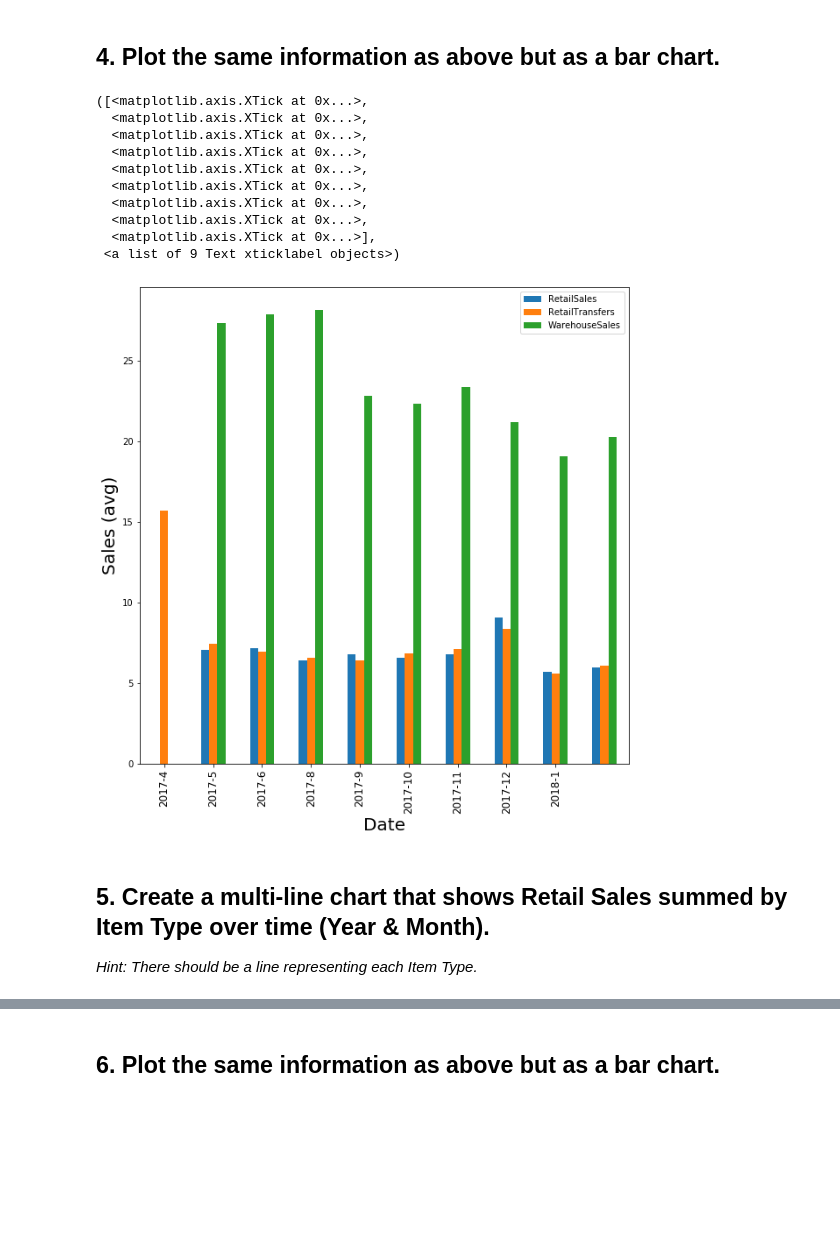
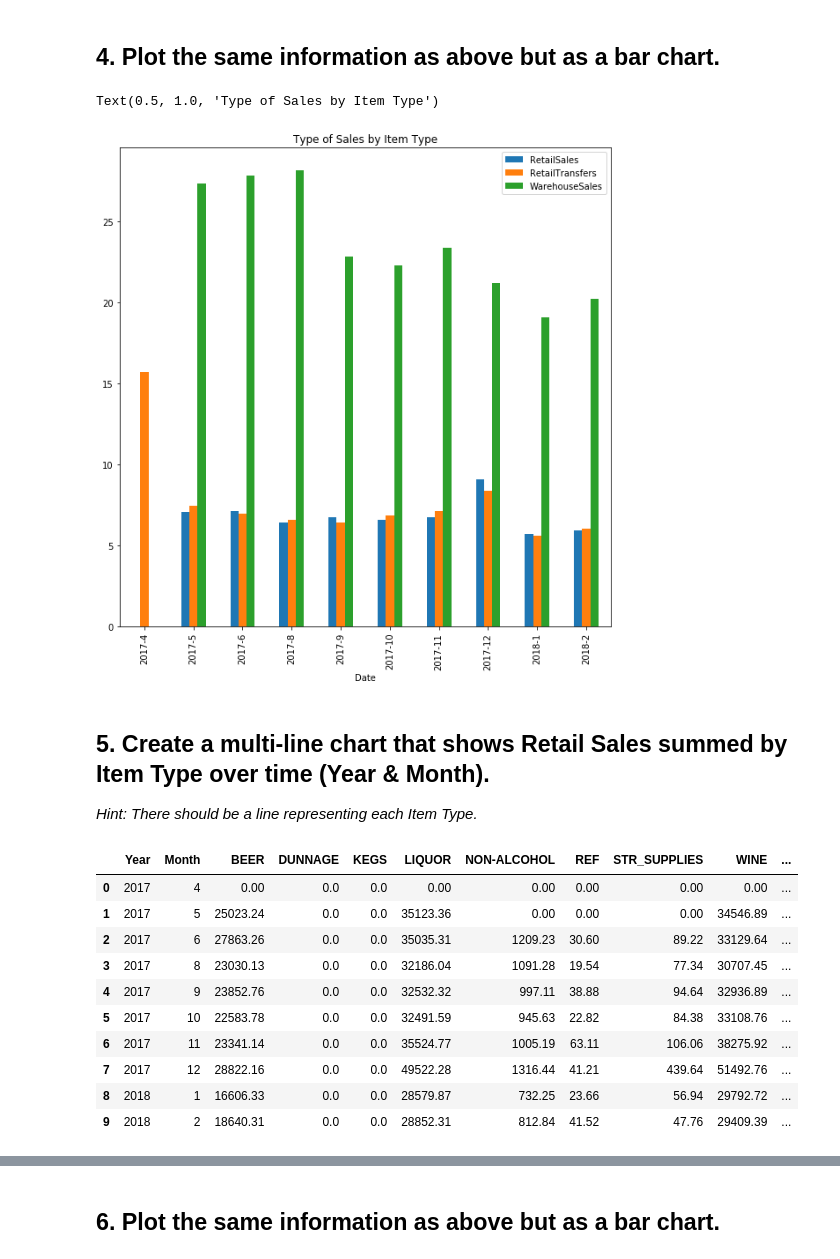
Before and after one commit to EiroaMD/lab-plotting-multiple-data-series, a Jupyter notebook: your-code/main.ipynb, the cells around one changed output, grey strips where cells are left out. Cells and saved outputs as stored; diff of their text form; code cells hidden in the pictures; blank space fills up the shorter version.

```diff
--- a/your-code/main.ipynb
+++ b/your-code/main.ipynb
@@ -68,6 +68,7 @@ plt.barh(data_sorted.index[:10], data_sorted.TotalSales[:10], color = '#245166')
 avg_month = data[['Year','Month', 'RetailSales', 'RetailTransfers', 'WarehouseSales']].groupby(['Year','Month']).mean()
 avg_month = pd.DataFrame(avg_month.to_records())
 # %%
+avg_month['Date'] = 0
 for i in range(len(avg_month)):
     avg_month['Date'][i] = str(avg_month.Year[i]) + '-' + str(avg_month.Month[i])
 # %%
@@ -104,24 +106,16 @@ plt.xticks(range(9),list(avg_month.Date), fontsize= 12)
 [figure]
 # %% [markdown]
 ## 4. Plot the same information as above but as a bar chart.
-# %%
-ax2 = avg_month.iloc[:,2:5].plot(kind='bar', figsize=(10,10))
-
-ax2.set_xlabel('Date', fontsize=20)
-ax2.set_ylabel('Sales (avg)', fontsize=20)
-plt.xticks(range(9),list(avg_month.Date), fontsize= 12)
-# %% [output]
-([<matplotlib.axis.XTick at 0x...>,
-  <matplotlib.axis.XTick at 0x...>,
-  <matplotlib.axis.XTick at 0x...>,
-  <matplotlib.axis.XTick at 0x...>,
-  <matplotlib.axis.XTick at 0x...>,
-  <matplotlib.axis.XTick at 0x...>,
-  <matplotlib.axis.XTick at 0x...>,
-  <matplotlib.axis.XTick at 0x...>,
-  <matplotlib.axis.XTick at 0x...>],
- <a list of 9 Text xticklabel objects>)
-[figure, removed]
+# %%
+# Preprocessing Data:
+avg_month = avg_month.set_index('Date')
+# %%
+# Plotting Data:
+ax = avg_month.iloc[:,2:].plot(kind='bar', figsize=(10, 10))
+ax.set_title('Type of Sales by Item Type')
+# %% [output]
+Text(0.5, 1.0, 'Type of Sales by Item Type')
+[figure, added]
 # %% [markdown]
 ## 5. Create a multi-line chart that shows Retail Sales summed by Item Type over time (Year & Month).
 
@@ -128,0 +132,14 @@ plt.xticks(range(9),list(avg_month.Date), fontsize= 12)
+# %%
+sum_month
+# %% [output]
+|  | Year | Month | BEER | DUNNAGE | KEGS | LIQUOR | NON-ALCOHOL | REF | STR_SUPPLIES | WINE | ... |
+| 0 | 2017 | 4 | 0.00 | 0.0 | 0.0 | 0.00 | 0.00 | 0.00 | 0.00 | 0.00 | ... |
+| 1 | 2017 | 5 | 25023.24 | 0.0 | 0.0 | 35123.36 | 0.00 | 0.00 | 0.00 | 34546.89 | ... |
+| 2 | 2017 | 6 | 27863.26 | 0.0 | 0.0 | 35035.31 | 1209.23 | 30.60 | 89.22 | 33129.64 | ... |
+| 3 | 2017 | 8 | 23030.13 | 0.0 | 0.0 | 32186.04 | 1091.28 | 19.54 | 77.34 | 30707.45 | ... |
+| 4 | 2017 | 9 | 23852.76 | 0.0 | 0.0 | 32532.32 | 997.11 | 38.88 | 94.64 | 32936.89 | ... |
+| 5 | 2017 | 10 | 22583.78 | 0.0 | 0.0 | 32491.59 | 945.63 | 22.82 | 84.38 | 33108.76 | ... |
+| 6 | 2017 | 11 | 23341.14 | 0.0 | 0.0 | 35524.77 | 1005.19 | 63.11 | 106.06 | 38275.92 | ... |
+| 7 | 2017 | 12 | 28822.16 | 0.0 | 0.0 | 49522.28 | 1316.44 | 41.21 | 439.64 | 51492.76 | ... |
+| 8 | 2018 | 1 | 16606.33 | 0.0 | 0.0 | 28579.87 | 732.25 | 23.66 | 56.94 | 29792.72 | ... |
+| 9 | 2018 | 2 | 18640.31 | 0.0 | 0.0 | 28852.31 | 812.84 | 41.52 | 47.76 | 29409.39 | ... |
```
Also changed, not shown: parts of 6 cells of this notebook.
